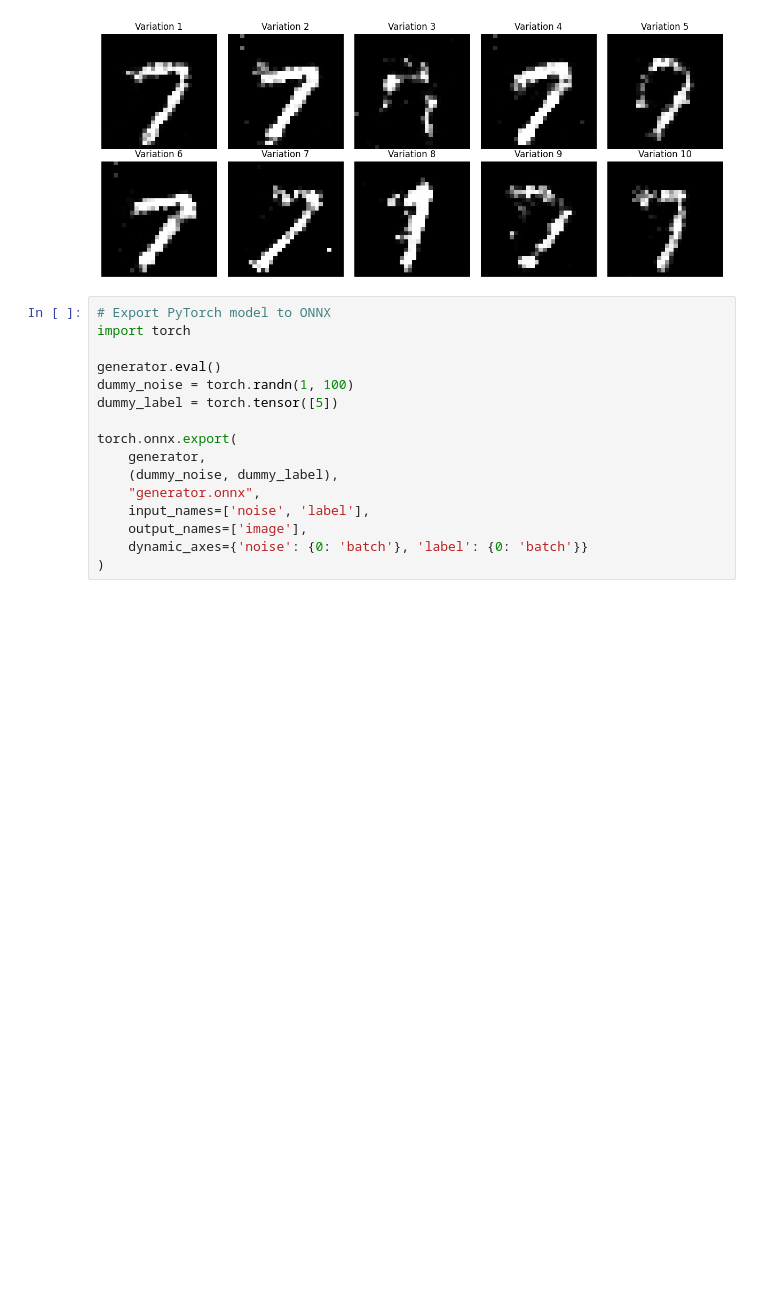
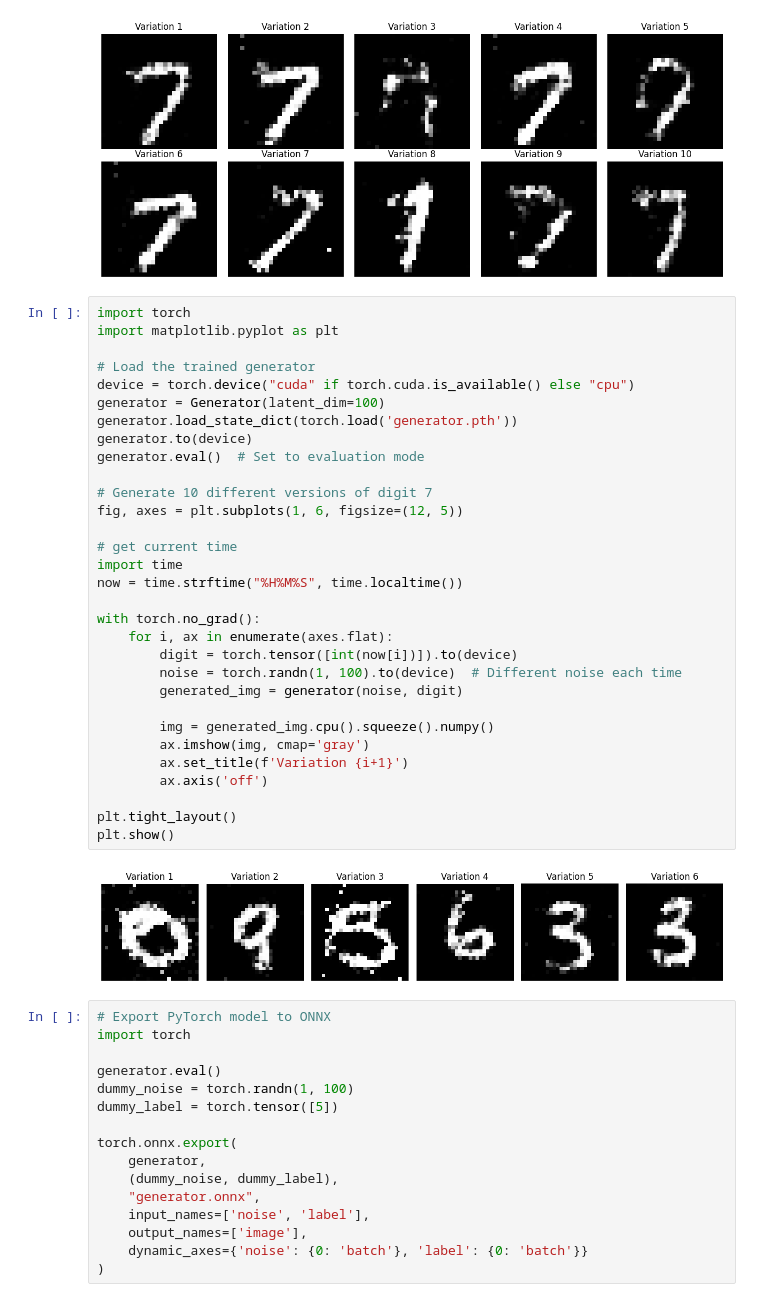
Before and after one commit to JoeyShapiro/sowai, a Jupyter notebook: train.ipynb, the cells around one changed output. Saved outputs shown, nothing was run; the diff lists cells and outputs as text; blank space fills up the shorter version.

Commit message:
can print time in test

```diff
--- a/train.ipynb
+++ b/train.ipynb
@@ -303,6 +299,39 @@ plt.tight_layout()
 plt.show()
 # %% [output]
 [figure]
+# %%
+import torch
+import matplotlib.pyplot as plt
+
+# Load the trained generator
+device = torch.device("cuda" if torch.cuda.is_available() else "cpu")
+generator = Generator(latent_dim=100)
+generator.load_state_dict(torch.load('generator.pth'))
+generator.to(device)
+generator.eval()  # Set to evaluation mode
+
+# Generate 10 different versions of digit 7
+fig, axes = plt.subplots(1, 6, figsize=(12, 5))
+
+# get current time
+import time
+now = time.strftime("%H%M%S", time.localtime())
+
+with torch.no_grad():
+    for i, ax in enumerate(axes.flat):
+        digit = torch.tensor([int(now[i])]).to(device)
+        noise = torch.randn(1, 100).to(device)  # Different noise each time
+        generated_img = generator(noise, digit)
+
+        img = generated_img.cpu().squeeze().numpy()
+        ax.imshow(img, cmap='gray')
+        ax.set_title(f'Variation {i+1}')
+        ax.axis('off')
+
+plt.tight_layout()
+plt.show()
+# %% [output]
+[figure, added]
 # %%
 # Export PyTorch model to ONNX
 import torch
```
Also changed, not shown: parts of 2 cells of this notebook.
